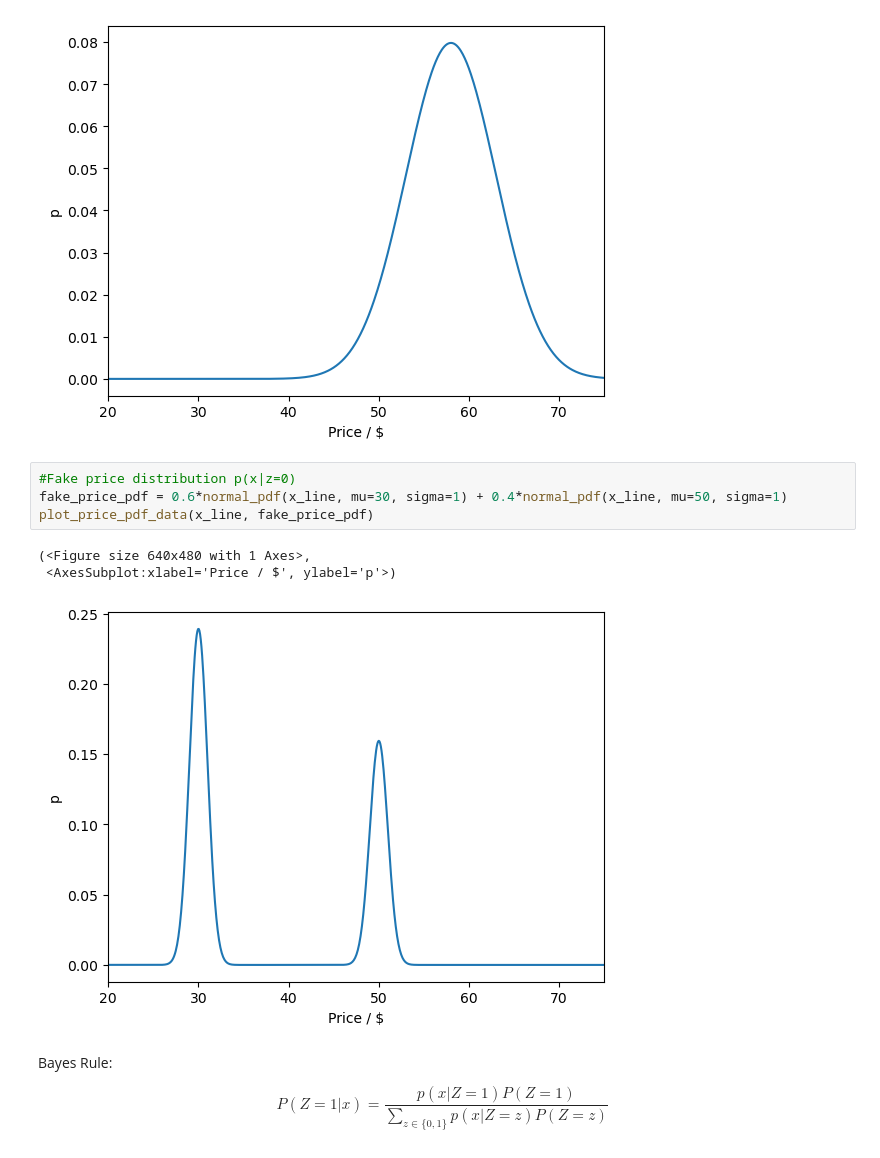
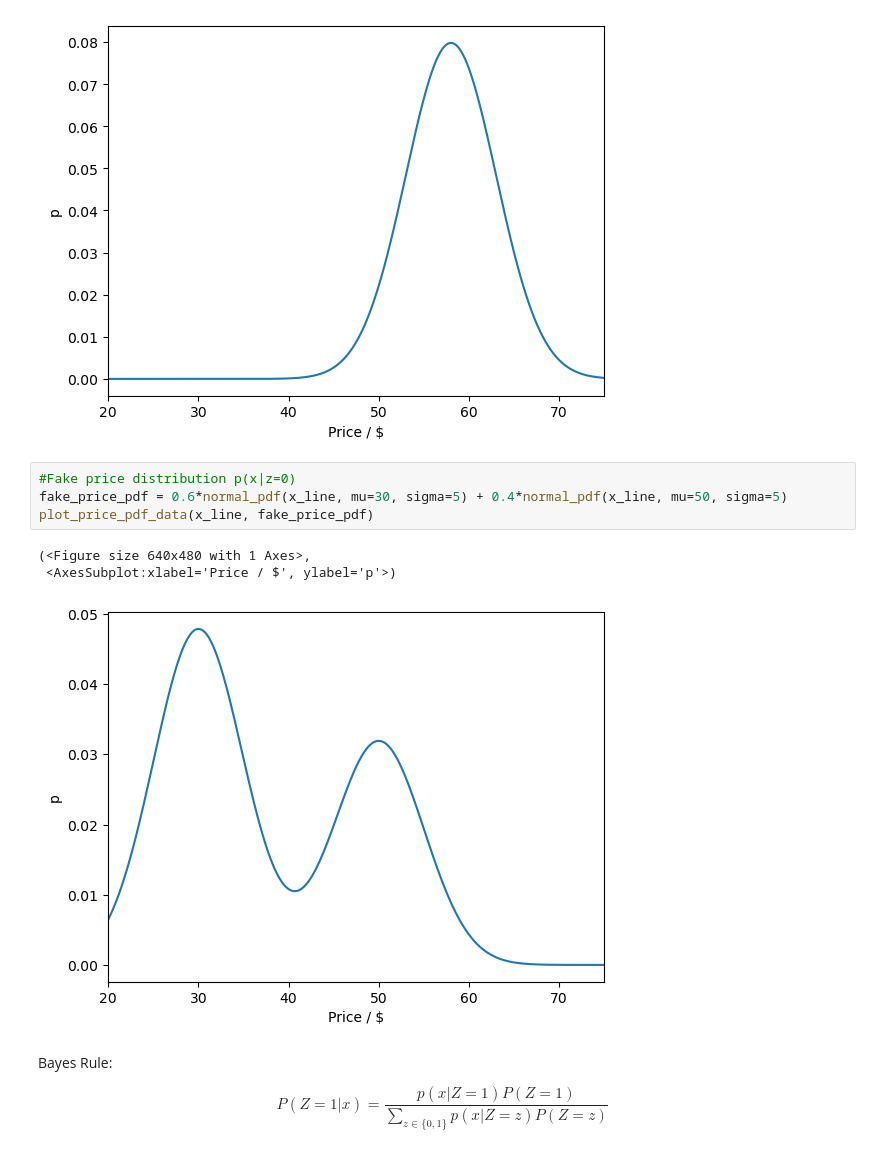
Before and after one commit to mataln/binance-takehome, a Jupyter notebook: Q1.ipynb, the cells around one changed output. Cells and saved outputs as stored; diff of their text form.

```diff
--- a/Q1.ipynb
+++ b/Q1.ipynb
@@ -52,12 +52,12 @@ plot_price_pdf_data(x_line, real_price_pdf)
 [figure]
 # %%
 #Fake price distribution p(x|z=0)
-fake_price_pdf = 0.6*normal_pdf(x_line, mu=30, sigma=1) + 0.4*normal_pdf(x_line, mu=50, sigma=1)
+fake_price_pdf = 0.6*normal_pdf(x_line, mu=30, sigma=5) + 0.4*normal_pdf(x_line, mu=50, sigma=5)
 plot_price_pdf_data(x_line, fake_price_pdf)
 # %% [output]
 (<Figure size 640x480 with 1 Axes>,
  <AxesSubplot:xlabel='Price / $', ylabel='p'>)
-[figure, old version]
+[figure, new version]
 # %% [markdown]
 Bayes Rule:
 
```
Also changed, not shown: parts of 2 cells of this notebook.
